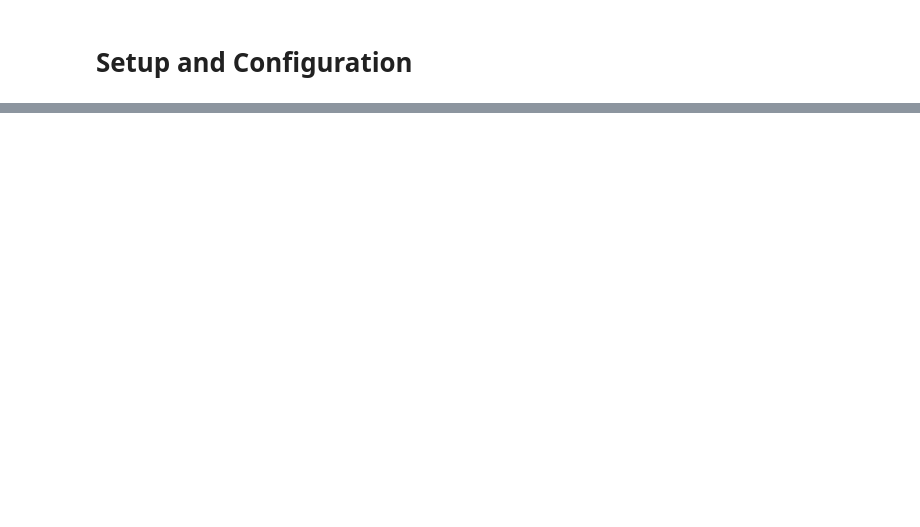
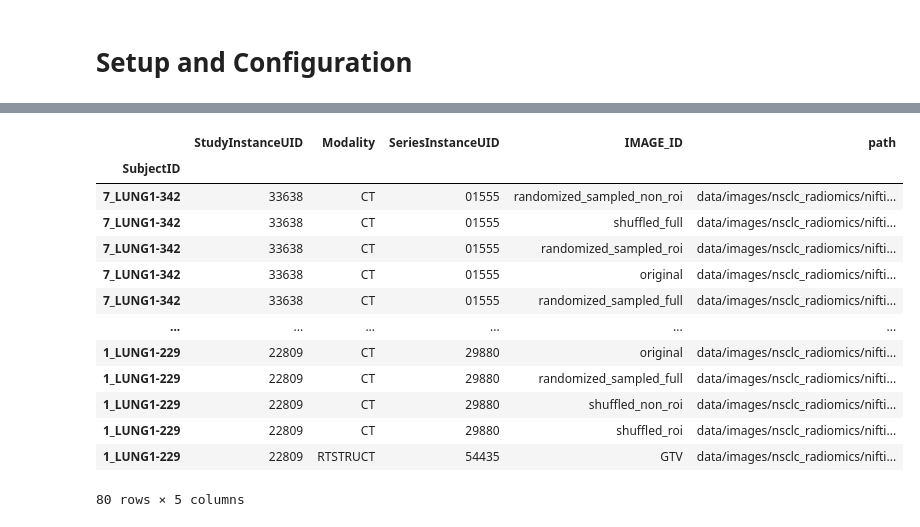
Before and after one commit to BHKLAB-DataProcessing/readii-idc-notebooks, a Jupyter notebook: notebooks/1_NotebookA.ipynb, the cells around one changed output, grey strips where cells are left out. Saved outputs shown, nothing was run; the diff lists cells and outputs as text; code cells hidden in the pictures; blank space fills up the shorter version.

```diff
--- a/notebooks/1_NotebookA.ipynb
+++ b/notebooks/1_NotebookA.ipynb
@@ -355,4 +377,4 @@ neg_nifti_reader = BaseReader(
   root_directory=NIFTI_OUTPUT_DIR,
   filename_pattern=filename_format
 )
-files_list = neg_nifti_reader.files()
+files = neg_nifti_reader.files()
@@ -405,0 +395,17 @@ neg_nifti_reader.files().to_df()
+# %%
+files.to_df()
+# %% [output]
+|  | StudyInstanceUID | Modality | SeriesInstanceUID | IMAGE_ID | path |
+| SubjectID |  |  |  |  |  |
+| 7_LUNG1-342 | 33638 | CT | 01555 | randomized_sampled_non_roi | data/images/nsclc_radiomics/nifti... |
+| 7_LUNG1-342 | 33638 | CT | 01555 | shuffled_full | data/images/nsclc_radiomics/nifti... |
+| 7_LUNG1-342 | 33638 | CT | 01555 | randomized_sampled_roi | data/images/nsclc_radiomics/nifti... |
+| 7_LUNG1-342 | 33638 | CT | 01555 | original | data/images/nsclc_radiomics/nifti... |
+| 7_LUNG1-342 | 33638 | CT | 01555 | randomized_sampled_full | data/images/nsclc_radiomics/nifti... |
+| ... | ... | ... | ... | ... | ... |
+| 1_LUNG1-229 | 22809 | CT | 29880 | original | data/images/nsclc_radiomics/nifti... |
+| 1_LUNG1-229 | 22809 | CT | 29880 | randomized_sampled_full | data/images/nsclc_radiomics/nifti... |
+| 1_LUNG1-229 | 22809 | CT | 29880 | shuffled_non_roi | data/images/nsclc_radiomics/nifti... |
+| 1_LUNG1-229 | 22809 | CT | 29880 | shuffled_roi | data/images/nsclc_radiomics/nifti... |
+| 1_LUNG1-229 | 22809 | RTSTRUCT | 54435 | GTV | data/images/nsclc_radiomics/nifti... |
+80 rows × 5 columns
```
Also changed, not shown: parts of 9 cells of this notebook, 1 other file.
